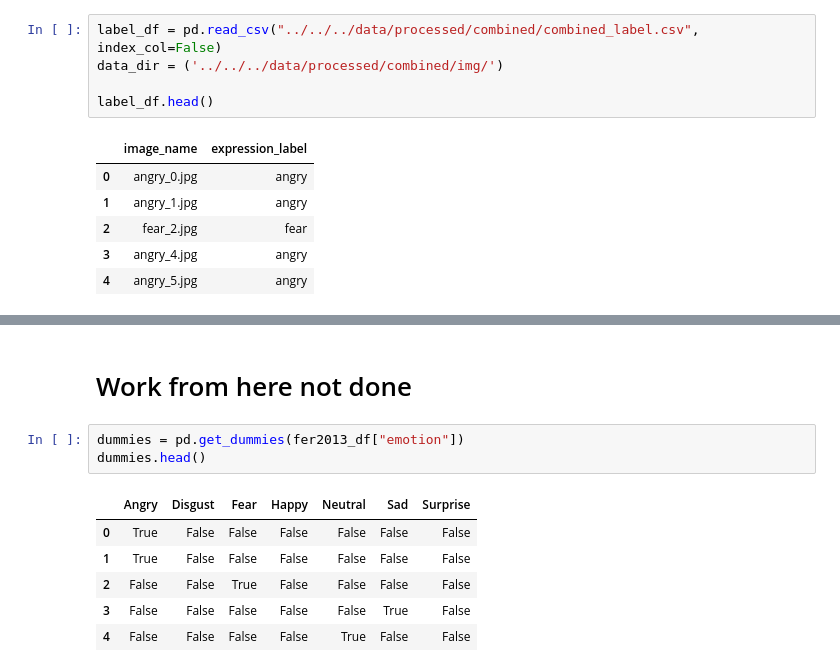
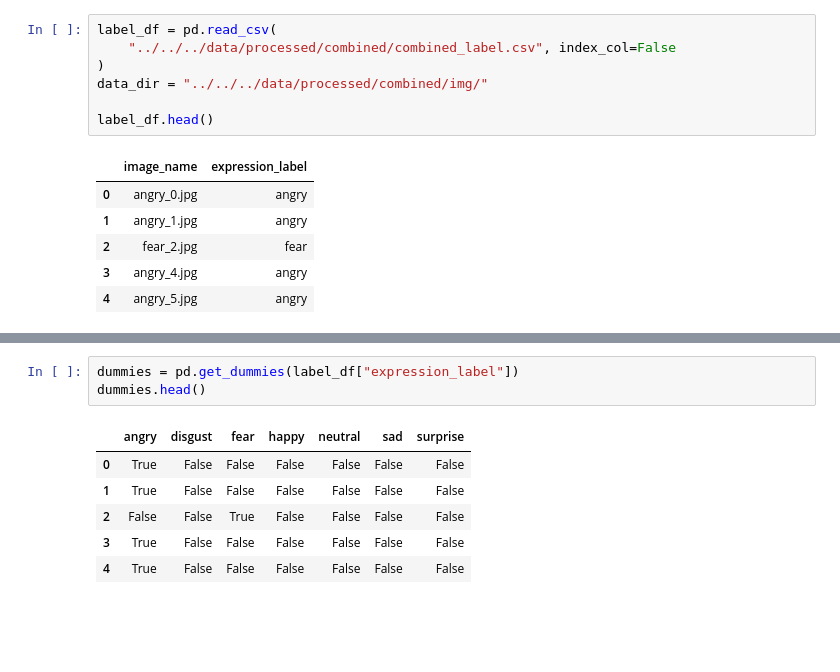
Before and after one commit to DSPRO2-Group-9/emotion_recognition, a Jupyter notebook: notebook/modeling/Experiments/model_balanced.ipynb, the cells around one changed output, grey strips where cells are left out. Drawn from its saved outputs; the diff is of its cells as text; blank space fills up the shorter version.

Commit message:
Fixes unbalanced data, Fixes issue with one-hot-encoding

```diff
--- a/notebook/modeling/Experiments/model_balanced.ipynb
+++ b/notebook/modeling/Experiments/model_balanced.ipynb
@@ -53,6 +37,8 @@ env: "WANDB_NOTEBOOK_NAME"="model_balanced.ipynb"
 # %%
-label_df = pd.read_csv("../../../data/processed/combined/combined_label.csv", index_col=False)
-data_dir = ('../../../data/processed/combined/img/')
+label_df = pd.read_csv(
+    "../../../data/processed/combined/combined_label.csv", index_col=False
+)
+data_dir = "../../../data/processed/combined/img/"
 
 label_df.head()
 # %% [output]
@@ -86,12 +73,10 @@ NameError: name 'X' is not defined
-# %% [markdown]
-# Work from here not done
 # %%
-dummies = pd.get_dummies(fer2013_df["emotion"])
+dummies = pd.get_dummies(label_df["expression_label"])
 dummies.head()
 # %% [output]
-|  | Angry | Disgust | Fear | Happy | Neutral | Sad | Surprise |
+|  | angry | disgust | fear | happy | neutral | sad | surprise |
 | 0 | True | False | False | False | False | False | False |
 | 1 | True | False | False | False | False | False | False |
 | 2 | False | False | True | False | False | False | False |
-| 3 | False | False | False | False | False | True | False |
-| 4 | False | False | False | False | True | False | False |
+| 3 | True | False | False | False | False | False | False |
+| 4 | True | False | False | False | False | False | False |
```
Also changed, not shown: parts of 24 cells of this notebook, 3 other files.
